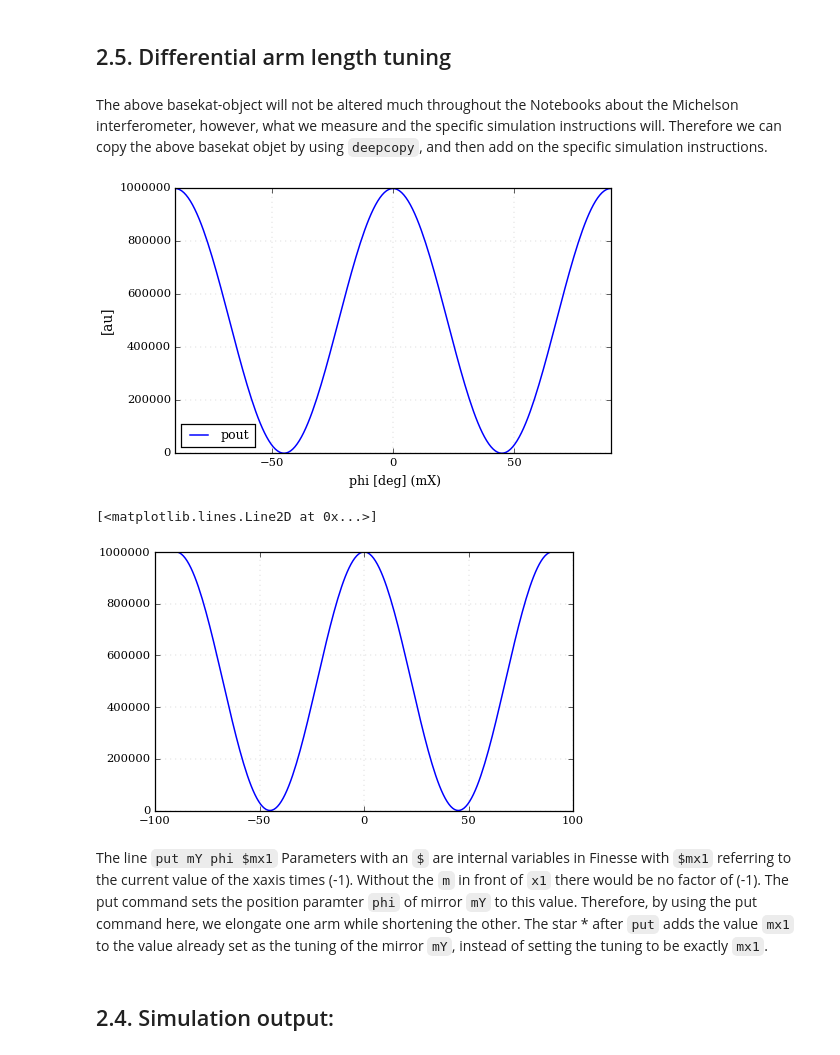
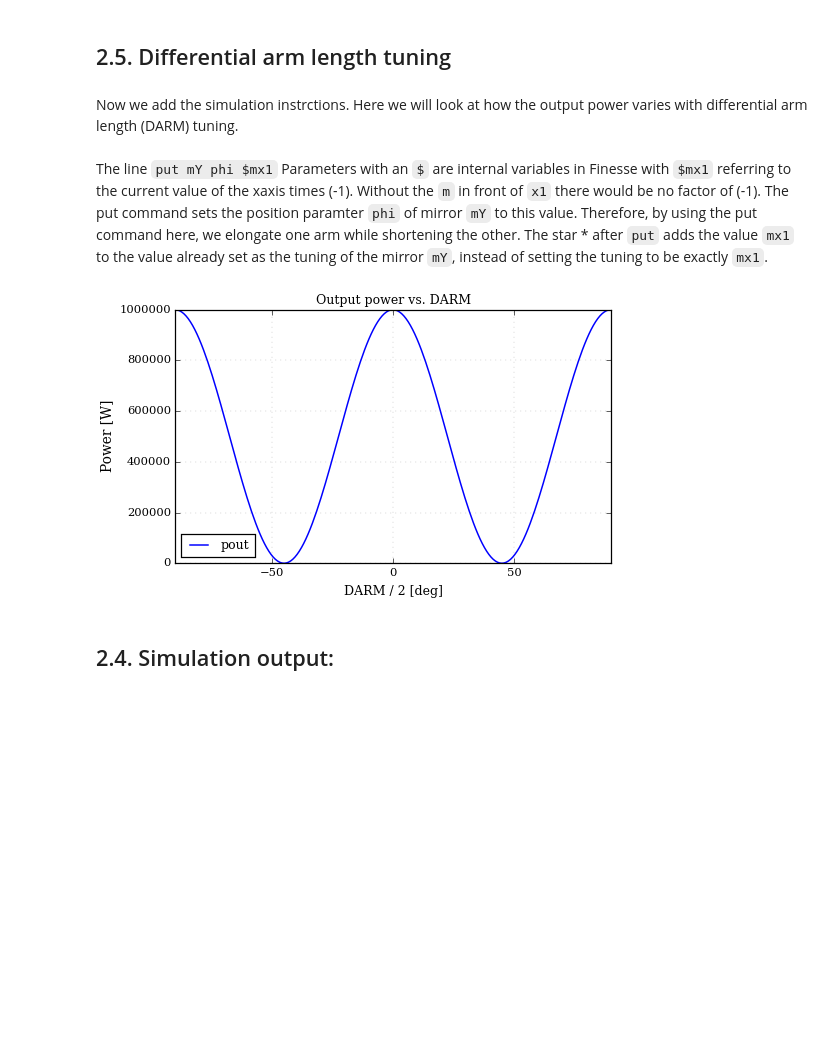
Before and after one commit to gwoptics/learn_laser_interferometry, a Jupyter notebook: 02_Plane_waves/02_02_Michelson_interferometer/02_02_01_Lengths_and_tunings.ipynb, the cells around one changed output. Drawn from its saved outputs; the diff is of its cells as text; code cells hidden in the pictures; blank space fills up the shorter version.

Commit message:
Looking at external image issue

```diff
--- a/02_Plane_waves/02_02_Michelson_interferometer/02_02_01_Lengths_and_tunings.ipynb
+++ b/02_Plane_waves/02_02_Michelson_interferometer/02_02_01_Lengths_and_tunings.ipynb
@@ -112,8 +122,8 @@ basekat.parseCommands(basecode)  # passing the input text to the Finesse object
 We call this kat-object *basekat* since it describes the core optics of the system we will investigate throughout this notebook. The above basekat-object will not be altered much throughout the Notebooks about the Michelson interferometer, however, what we measure and the specific simulation instructions will. Therefore we can copy the above basekat objet by using `deepcopy`, and then add on the specific simulation instructions.
 # %% [markdown]
 ## 2.5. Differential arm length tuning
-# %% [markdown]
-The above basekat-object will not be altered much throughout the Notebooks about the Michelson interferometer, however, what we measure and the specific simulation instructions will. Therefore we can copy the above basekat objet by using `deepcopy`, and then add on the specific simulation instructions.
+# %% [markdown]
+Now we add the simulation instrctions. Here we will look at how the output power varies with differential arm length (DARM) tuning.
 # %%
 kat1 = deepcopy(basekat)
 code = """
@@ -125,21 +135,22 @@ pd pout nout                     # Photo diode at the output port
 
 # Varying the differential arm length
 xaxis mX phi lin -90 90 200      # Changes the parameter phi of mX from -90 to 90 in 200 linear steps.
-put mY phi $mx1                 # Puts the negative (m in $mx1 is keyword for minus) value from the
-                                 # x-axis to the phi parameter of mY.
 
-yaxis abs                        # All defined detectors outputs the amplitude of their measured quantity.
+put mY phi $mx1                  # Puts the negative (m in $mx1 is keyword for minus) value from the
+                                 # x-axis to the tuning of mY.
+yaxis abs                        # Outputs the amplitude of their measured quantity.
 """
-kat1.parseCommands(code)    # passing the input text to the Finesse object
-#kat1.laser.f = 1.0e5
+# Parsing the FINESSE code
+kat1.parseCommands(code)
 out1 = kat1.run()
-fig1 = out1.plot()
-# %% [output]
-[figure, removed]
-[<matplotlib.lines.Line2D at 0x...>]
-[figure, removed]
 # %% [markdown]
 The line `put mY phi $mx1` Parameters with an `$` are internal variables in Finesse with `$mx1` referring to the current value of the xaxis times (-1). Without the `m` in front of `x1` there would be no factor of (-1). The put command sets the position paramter `phi` of mirror `mY` to this value. Therefore, by using the put command here, we elongate one arm while shortening the other. The star * after `put` adds the value `mx1` to the value already set as the tuning of the mirror `mY`, instead of setting the tuning to be exactly `mx1`.
+# %%
+fig1 = out1.plot(xlabel="DARM / 2 [deg]",
+                 ylabel="Power [W]",
+                 title="Output power vs. DARM")
+# %% [output]
+[figure, added]
 # %% [markdown]
 ## 2.4. Simulation output:
 # %%
```
Also changed, not shown: parts of 5 cells of this notebook, 1 other file.
